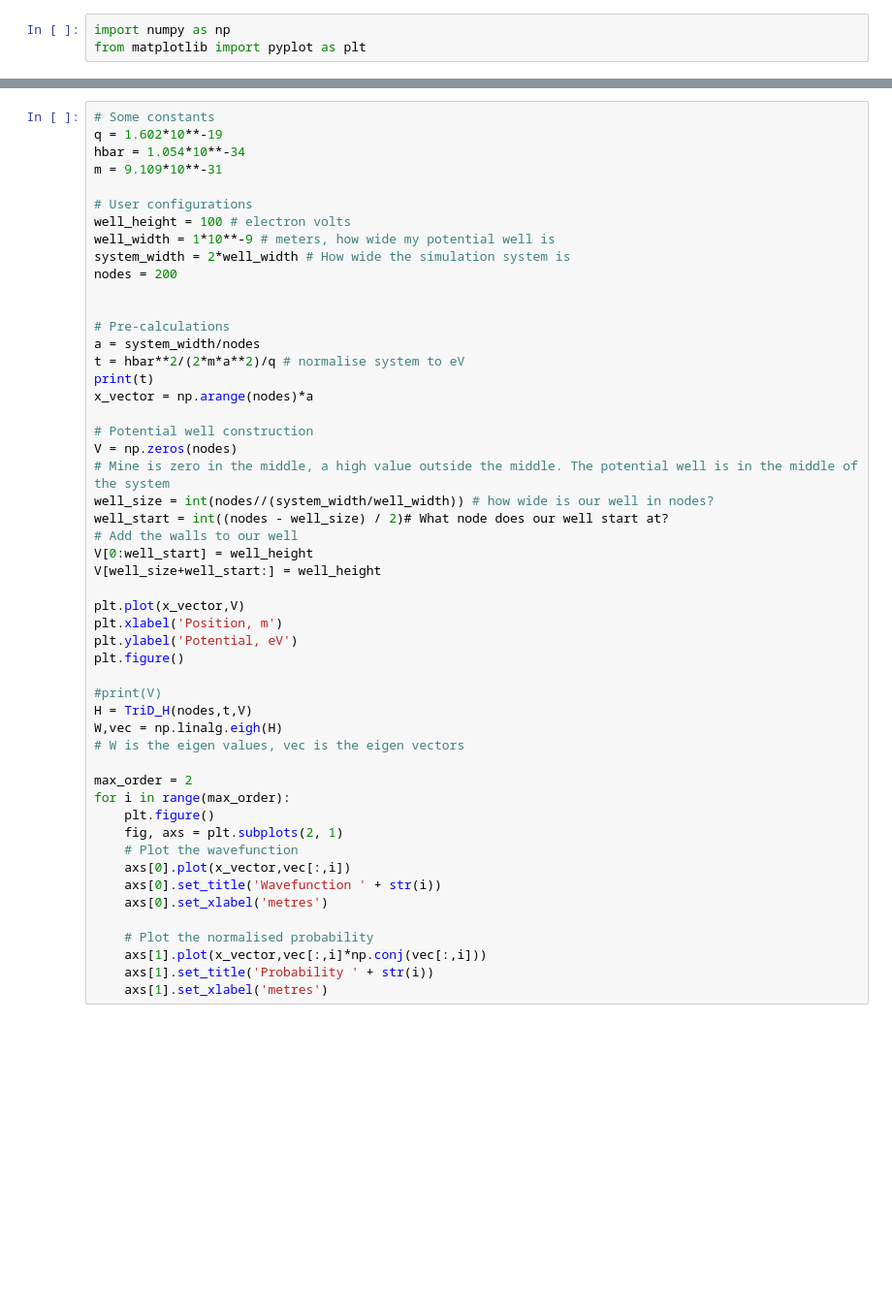
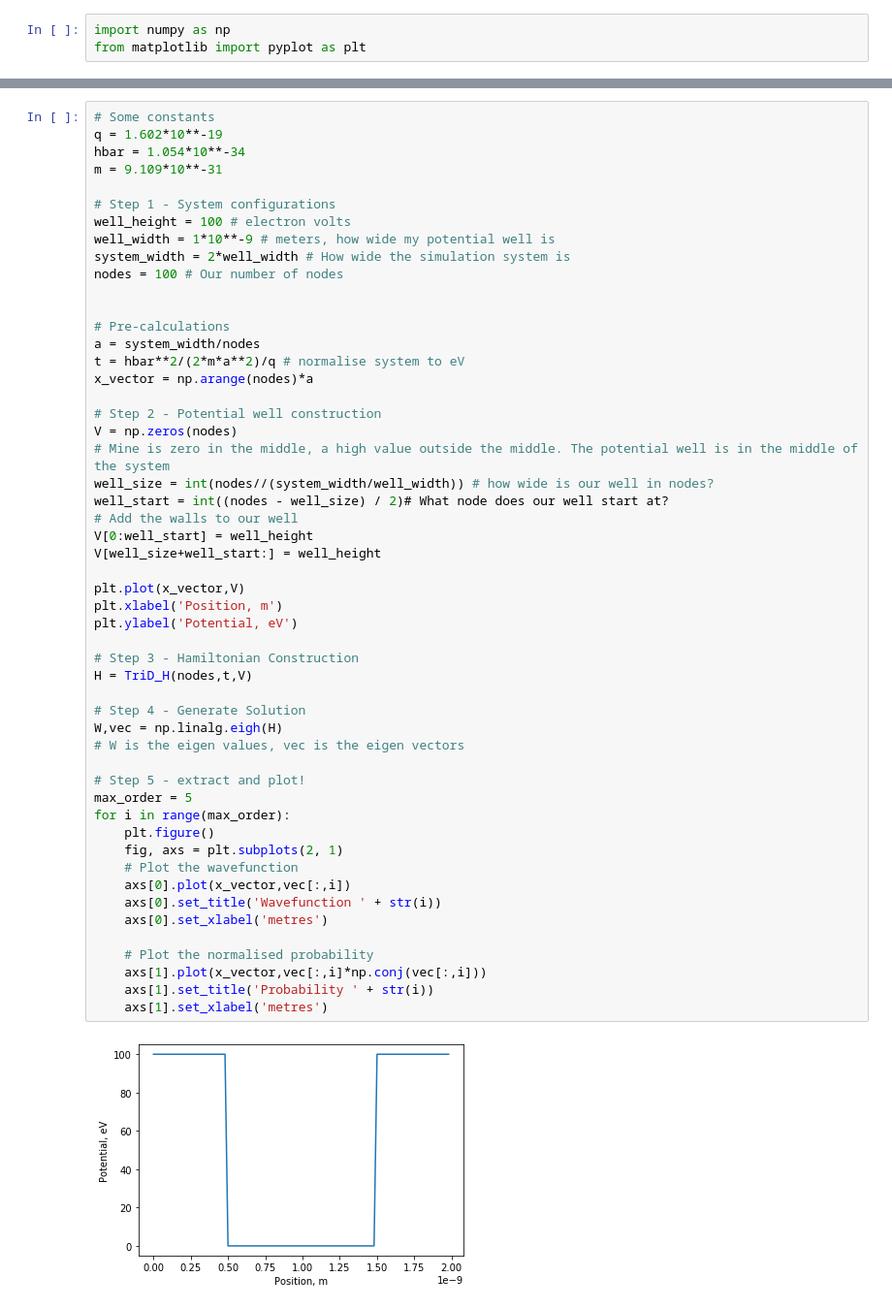
Before and after one commit to phys3112/Tutorials-2020, a Jupyter notebook: Tutorial 7 Eigenvalue Problems/Tutorial 7 Notebook.ipynb, the cells around one changed output, grey strips where cells are left out. Shown at 97% size. Saved outputs shown, nothing was run; the diff lists cells and outputs as text; blank space fills up the shorter version.

```diff
--- a/Tutorial 7 Eigenvalue Problems/Tutorial 7 Notebook.ipynb
+++ b/Tutorial 7 Eigenvalue Problems/Tutorial 7 Notebook.ipynb
@@ -41,49 +41,51 @@ q = 1.602*10**-19
 hbar = 1.054*10**-34
 m = 9.109*10**-31
 
-# User configurations
+# Step 1 - System configurations
 well_height = 100 # electron volts
 well_width = 1*10**-9 # meters, how wide my potential well is
 system_width = 2*well_width # How wide the simulation system is
-nodes = 200
+nodes = 100 # Our number of nodes
 
 
 # Pre-calculations
 a = system_width/nodes
 t = hbar**2/(2*m*a**2)/q # normalise system to eV
-print(t)
 x_vector = np.arange(nodes)*a
 
-# Potential well construction
+# Step 2 - Potential well construction
 V = np.zeros(nodes)
 # Mine is zero in the middle, a high value outside the middle. The potential well is in the middle of the system
 well_size = int(nodes//(system_width/well_width)) # how wide is our well in nodes?
 well_start = int((nodes - well_size) / 2)# What node does our well start at?
 # Add the walls to our well
 V[0:well_start] = well_height
 V[well_size+well_start:] = well_height
 
 plt.plot(x_vector,V)
 plt.xlabel('Position, m')
 plt.ylabel('Potential, eV')
-plt.figure()
 
-#print(V)
+# Step 3 - Hamiltonian Construction
 H = TriD_H(nodes,t,V)
+
+# Step 4 - Generate Solution
 W,vec = np.linalg.eigh(H)
 # W is the eigen values, vec is the eigen vectors
 
-max_order = 2
+# Step 5 - extract and plot!
+max_order = 5
 for i in range(max_order):
     plt.figure()
     fig, axs = plt.subplots(2, 1)
     # Plot the wavefunction
     axs[0].plot(x_vector,vec[:,i])
     axs[0].set_title('Wavefunction ' + str(i))
     axs[0].set_xlabel('metres')
 
     # Plot the normalised probability
     axs[1].plot(x_vector,vec[:,i]*np.conj(vec[:,i]))
     axs[1].set_title('Probability ' + str(i))
     axs[1].set_xlabel('metres')
 # %% [output]
+[figure, new version]
```
Also changed, not shown: parts of 4 cells of this notebook.
